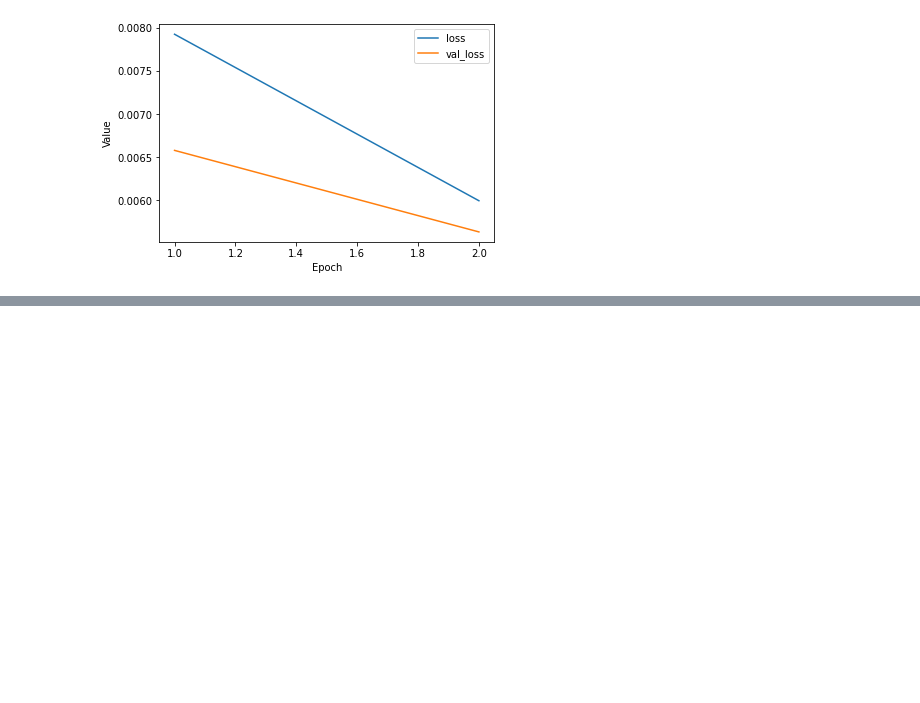
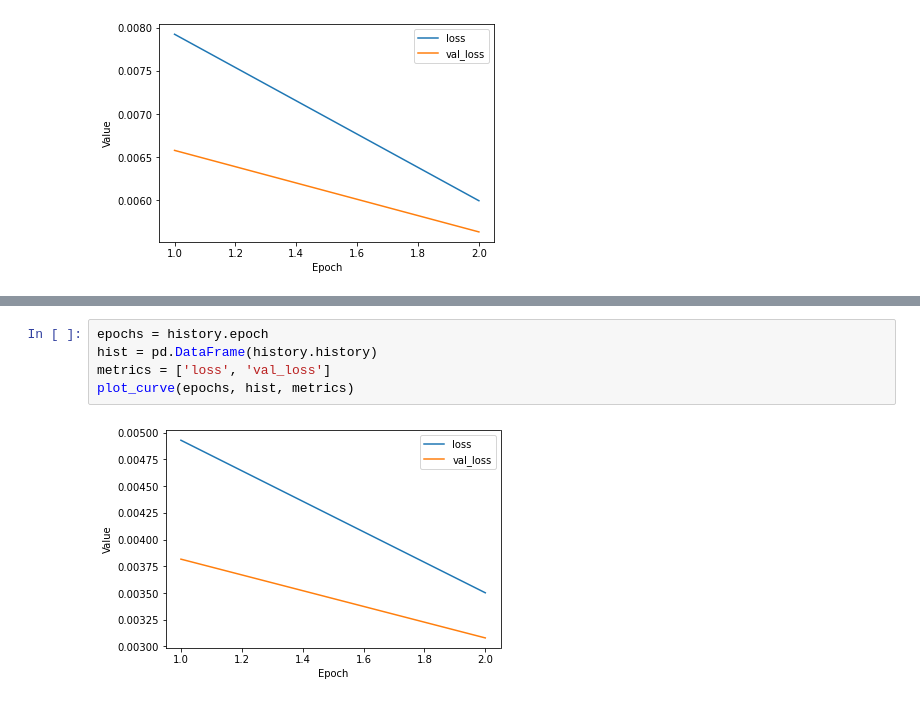
Before and after one commit to cicheck/find-the-nose, a Jupyter notebook: model.ipynb, the cells around one changed output, grey strips where cells are left out. Cells and saved outputs as stored; diff of their text form; blank space fills up the shorter version.

Commit message:
reliable working model on training data

```diff
--- a/model.ipynb
+++ b/model.ipynb
@@ -243,0 +251,7 @@ history = model.fit(X_train, Y_train, batch_size=b_size, epochs=3, validation_da
+# %%
+epochs = history.epoch
+hist = pd.DataFrame(history.history)
+metrics = ['loss', 'val_loss']
+plot_curve(epochs, hist, metrics)
+# %% [output]
+[figure, added]
```
Also changed, not shown: parts of 4 cells of this notebook.
